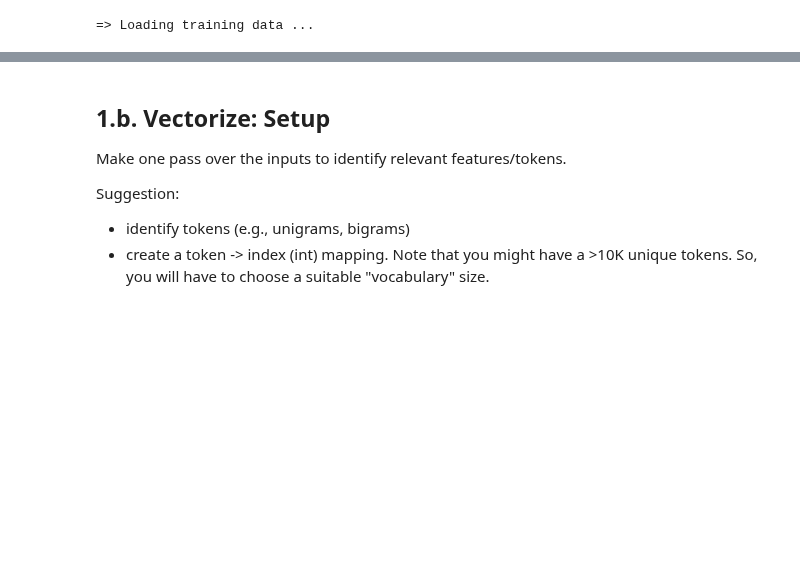
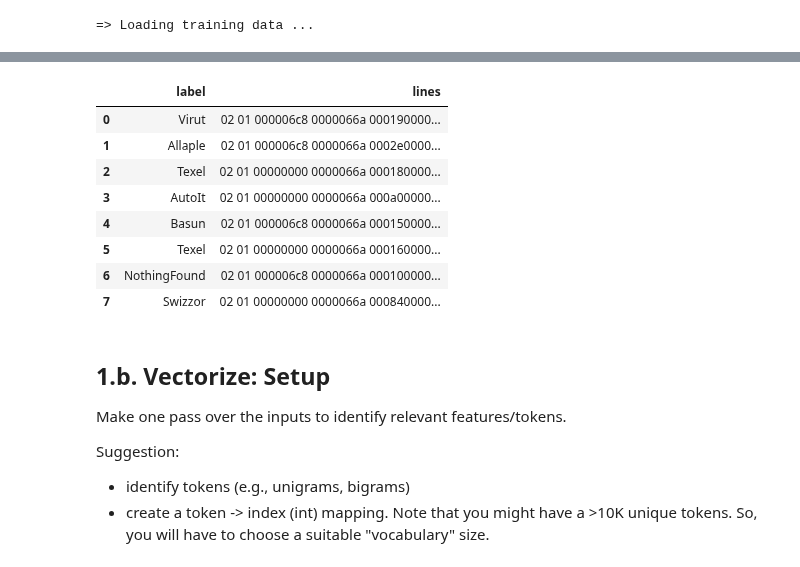
Before and after one commit to shahrukhx01/adversarial-ml-101, a Jupyter notebook: assignment3/mahnoor/mahnoor_notebook.ipynb, the cells around one changed output, grey strips where cells are left out. Cells and saved outputs as stored; diff of their text form; code cells hidden in the pictures; blank space fills up the shorter version.

```diff
--- a/assignment3/mahnoor/mahnoor_notebook.ipynb
+++ b/assignment3/mahnoor/mahnoor_notebook.ipynb
@@ -248,3 +257,15 @@ data
+# %%
+def reset_df(dff):
+    dff = dff.reset_index()
+    dff = dff.drop(columns=['index'])
+    return dff
+# %%
+def split_dataset(dict_samples, validate_size = 0.3):
+    dff = pd.DataFrame(dict_samples)
+    train_samples, validate_samples = train_test_split(dff, test_size = validate_size)
+    train_samples = reset_df(train_samples)
+    validate_samples = reset_df(validate_samples)
+    return  train_samples, validate_samples
 # %%
 project_mode = 'trainval'    # trainval, traintest, debug
 np.random.seed(123)          # To perform the same split across multiple runs
@@ -274,3 +293,15 @@ print('=> # Train samples = ', len(train_samples))
+# %%
+train_samples
+# %% [output]
+|  | label | lines |
+| 0 | Virut | 02 01 000006c8 0000066a 000190000... |
+| 1 | Allaple | 02 01 000006c8 0000066a 0002e0000... |
+| 2 | Texel | 02 01 00000000 0000066a 000180000... |
+| 3 | AutoIt | 02 01 00000000 0000066a 000a00000... |
+| 4 | Basun | 02 01 000006c8 0000066a 000150000... |
+| 5 | Texel | 02 01 00000000 0000066a 000160000... |
+| 6 | NothingFound | 02 01 000006c8 0000066a 000100000... |
+| 7 | Swizzor | 02 01 00000000 0000066a 000840000... |
 # %% [markdown]
 ## 1.b. Vectorize: Setup
 
```
Also changed, not shown: parts of 20 cells of this notebook.
